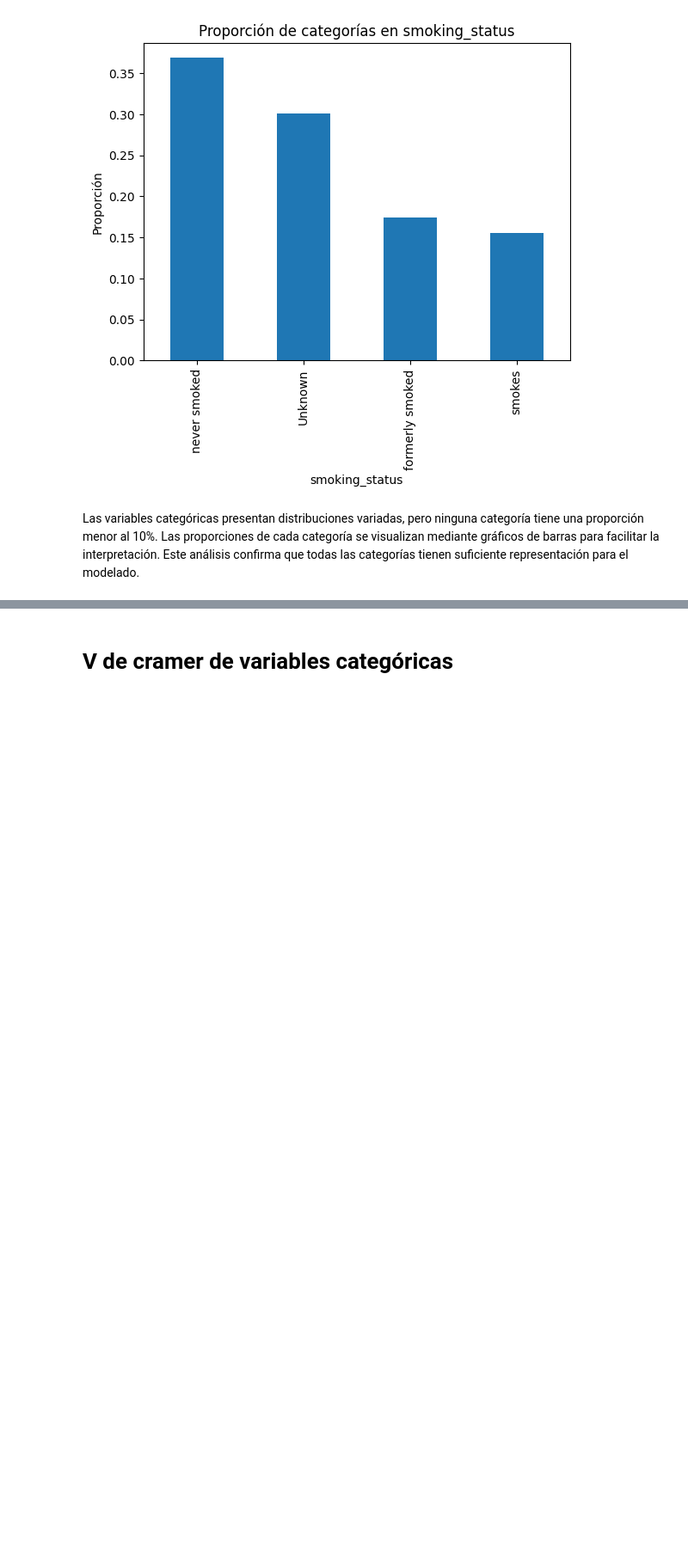
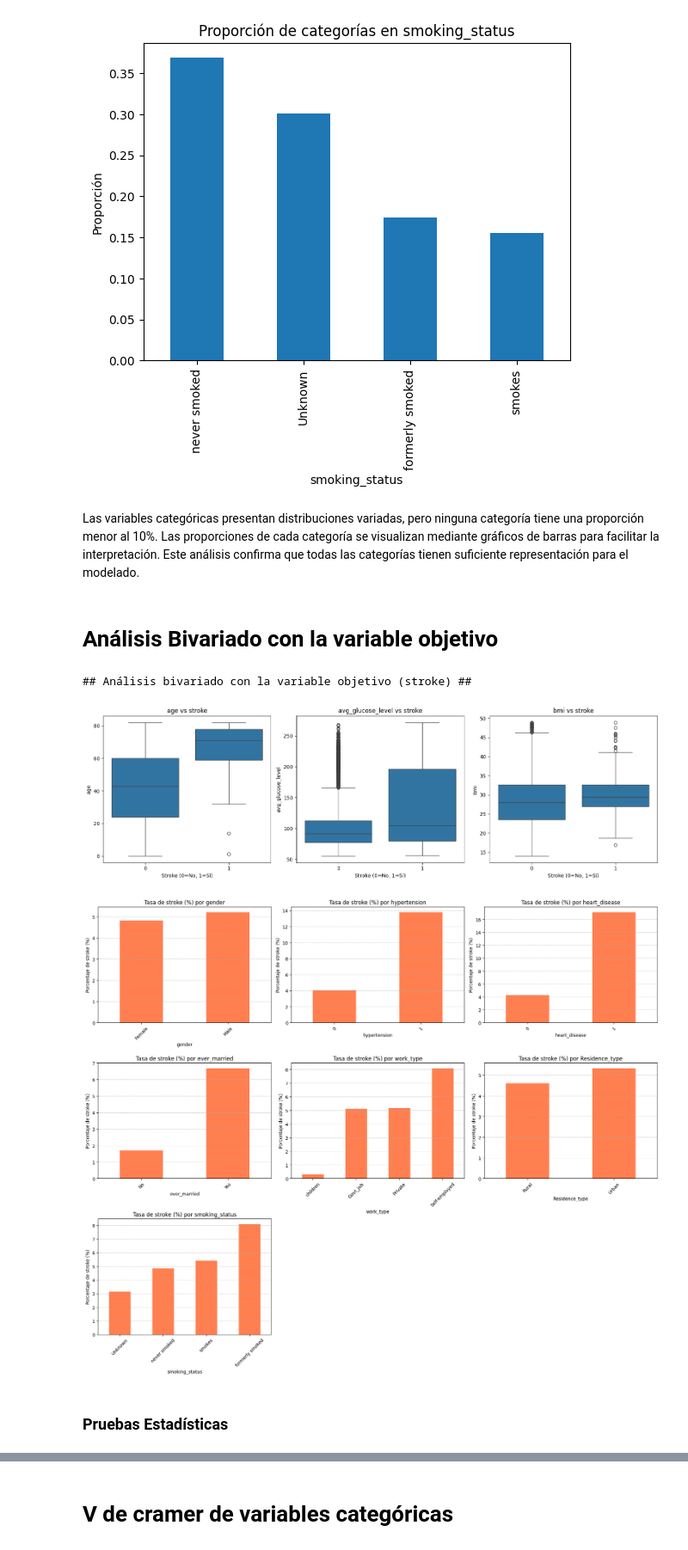
Before and after one commit to Bootcamp-IA-P4/brainstroke-navm, a Jupyter notebook: eda/EDA.ipynb, the cells around one changed output, grey strips where cells are left out. Shown at 86% size. Saved outputs shown, nothing was run; the diff lists cells and outputs as text; code cells hidden in the pictures; blank space fills up the shorter version.

Commit message:
Chore(Eda.ipynb) Added: Null values, stadistics tests, and corrected IQR and Zscore treatment

```diff
--- a/eda/EDA.ipynb
+++ b/eda/EDA.ipynb
@@ -278,3 +302,45 @@ for col in categoric:
 Las variables categóricas presentan distribuciones variadas, pero ninguna categoría tiene una proporción menor al 10%.
 Las proporciones de cada categoría se visualizan mediante gráficos de barras para facilitar la interpretación.
 Este análisis confirma que todas las categorías tienen suficiente representación para el modelado.
+# %% [markdown]
+# Análisis Bivariado con la variable objetivo
+# %%
+# Análisis bivariado: Relación entre variables y la variable objetivo (stroke)
+print("## Análisis bivariado con la variable objetivo (stroke) ##")
+
+# Variables numéricas vs. stroke
+plt.figure(figsize=(16, 5))
+for i, column in enumerate(['age', 'avg_glucose_level', 'bmi']):
+    plt.subplot(1, 3, i+1)
+    sns.boxplot(x='stroke', y=column, data=df)
+    plt.title(f'{column} vs stroke')
+    plt.xlabel('Stroke (0=No, 1=Sí)')
+plt.tight_layout()
+plt.show()
+
+# Variables categóricas vs. stroke
+categorical_vars = ['gender', 'hypertension', 'heart_disease', 'ever_married',
+                   'work_type', 'Residence_type', 'smoking_status']
+
+plt.figure(figsize=(18, 15))
+for i, var in enumerate(categorical_vars):
+    plt.subplot(3, 3, i+1)
+
+    # Calcular la proporción de stroke por categoría
+    stroke_prop = pd.crosstab(df[var], df['stroke'], normalize='index') * 100
+
+    # Graficar
+    stroke_prop[1].sort_values().plot(kind='bar', color='coral')
+    plt.title(f'Tasa de stroke (%) por {var}')
+    plt.ylabel('Porcentaje de stroke (%)')
+    plt.xticks(rotation=45)
+    plt.grid(axis='y', linestyle='--', alpha=0.7)
+
+plt.tight_layout()
+plt.show()
+# %% [output]
+## Análisis bivariado con la variable objetivo (stroke) ##
+[figure, added]
+[figure, added]
+# %% [markdown]
+### Pruebas Estadísticas
```
Also changed, not shown: parts of 25 cells of this notebook, 2 other files.
